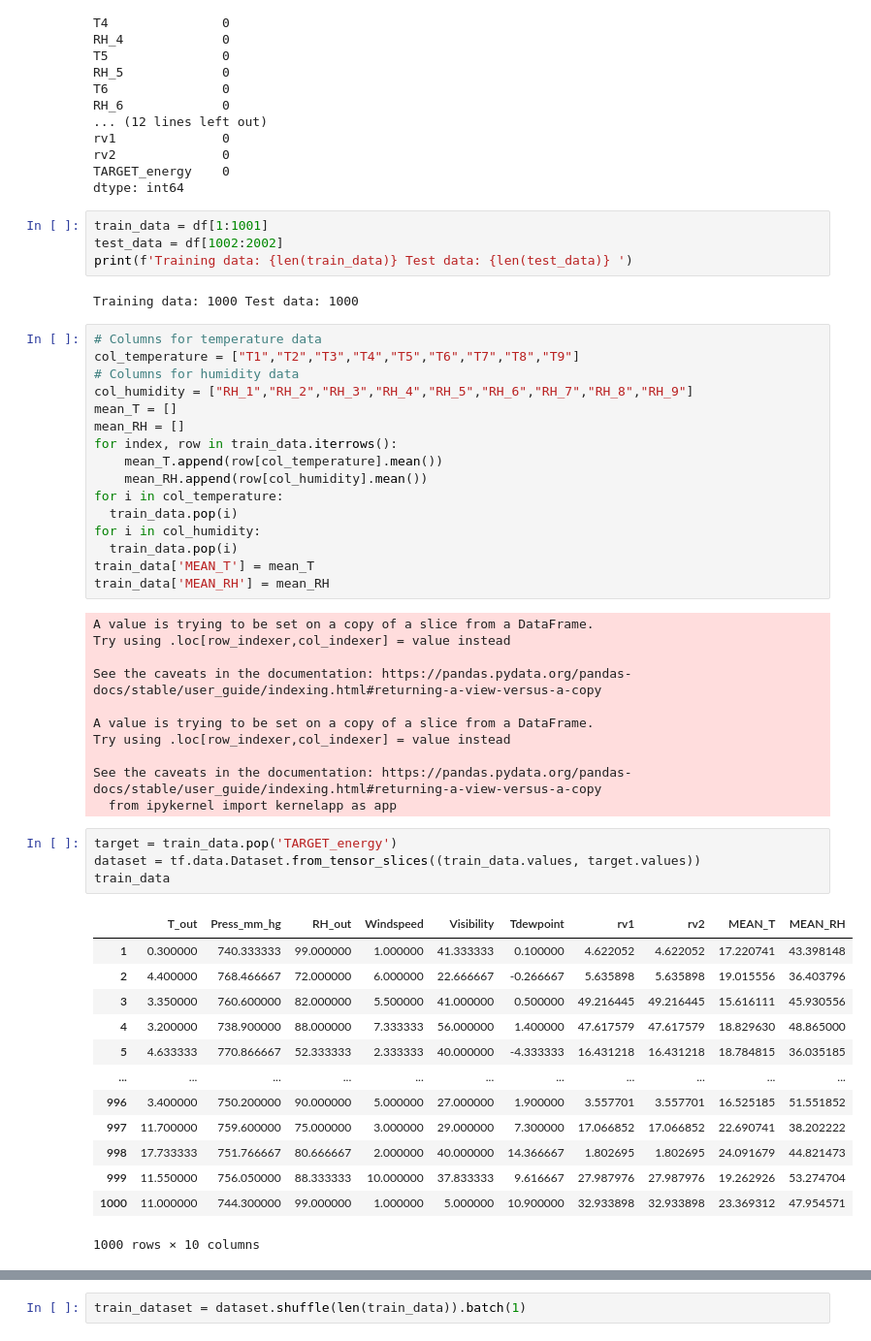
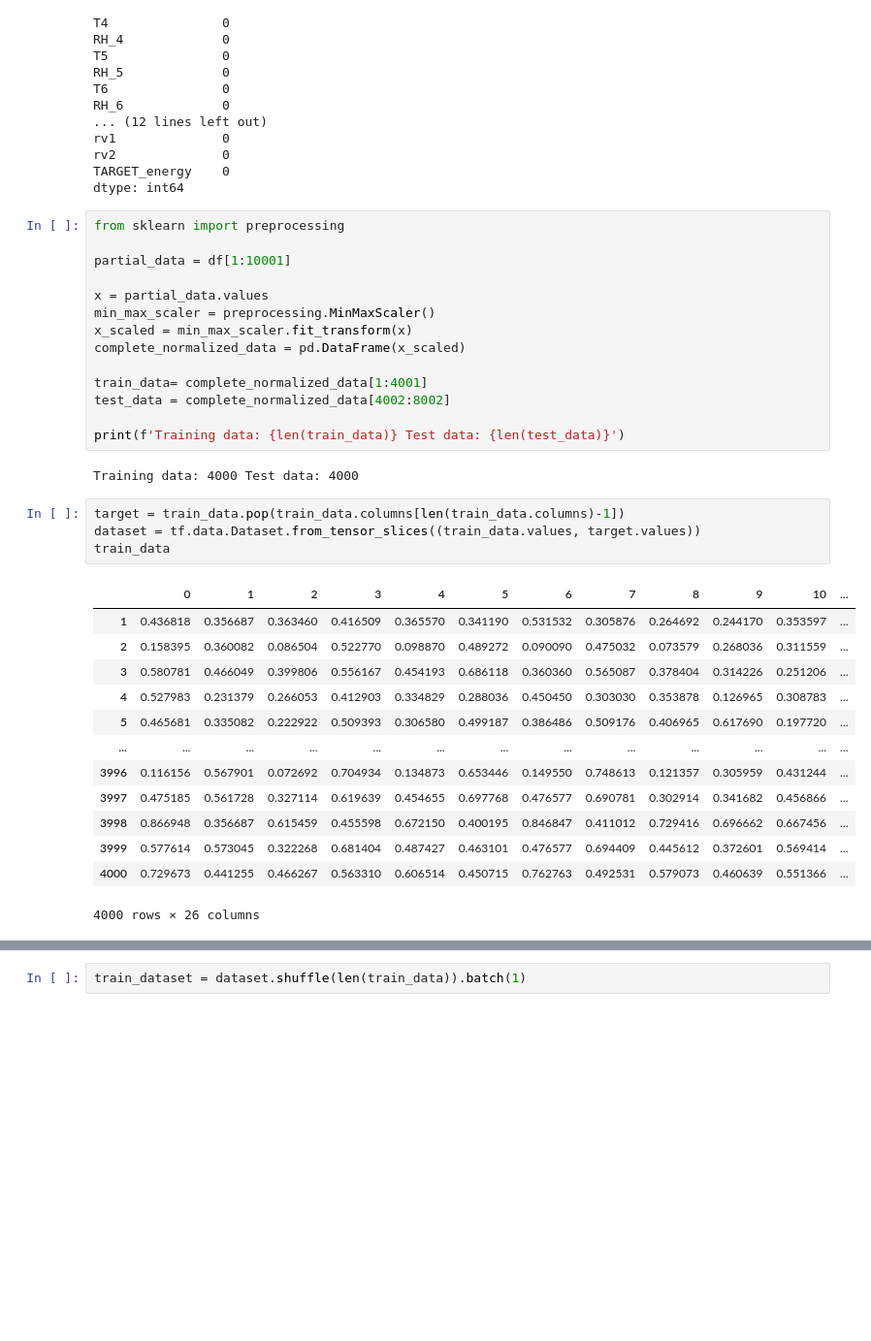
Before and after one commit to nchand/predict-energy-use, a Jupyter notebook: ep_nn.ipynb, the cells around one changed output, grey strips where cells are left out. Shown: that part at 97% size. Drawn from its saved outputs; the diff is of its cells as text; blank space fills up the shorter version.

```diff
--- a/ep_nn.ipynb
+++ b/ep_nn.ipynb
@@ -59,57 +56,40 @@ rv1              0
 rv2              0
 TARGET_energy    0
 dtype: int64
-# %%
-train_data = df[1:1001]
-test_data = df[1002:2002]
-print(f'Training data: {len(train_data)} Test data: {len(test_data)} ')
-# %% [output]
-Training data: 1000 Test data: 1000
-# %%
-# Columns for temperature data
-col_temperature = ["T1","T2","T3","T4","T5","T6","T7","T8","T9"]
-# Columns for humidity data
-col_humidity = ["RH_1","RH_2","RH_3","RH_4","RH_5","RH_6","RH_7","RH_8","RH_9"]
-mean_T = []
-mean_RH = []
-for index, row in train_data.iterrows():
-    mean_T.append(row[col_temperature].mean())
-    mean_RH.append(row[col_humidity].mean())
-for i in col_temperature:
-  train_data.pop(i)
-for i in col_humidity:
-  train_data.pop(i)
-train_data['MEAN_T'] = mean_T
-train_data['MEAN_RH'] = mean_RH
-# %% [output]
-A value is trying to be set on a copy of a slice from a DataFrame.
-Try using .loc[row_indexer,col_indexer] = value instead
-
-See the caveats in the documentation: https://pandas.pydata.org/pandas-docs/stable/user_guide/indexing.html#returning-a-view-versus-a-copy
-
-A value is trying to be set on a copy of a slice from a DataFrame.
-Try using .loc[row_indexer,col_indexer] = value instead
-
-See the caveats in the documentation: https://pandas.pydata.org/pandas-docs/stable/user_guide/indexing.html#returning-a-view-versus-a-copy
-  from ipykernel import kernelapp as app
+# %%
+from sklearn import preprocessing
+
+partial_data = df[1:10001]
+
+x = partial_data.values
+min_max_scaler = preprocessing.MinMaxScaler()
+x_scaled = min_max_scaler.fit_transform(x)
+complete_normalized_data = pd.DataFrame(x_scaled)
+
+train_data= complete_normalized_data[1:4001]
+test_data = complete_normalized_data[4002:8002]
+
+print(f'Training data: {len(train_data)} Test data: {len(test_data)}')
+# %% [output]
+Training data: 4000 Test data: 4000
 # %%
-target = train_data.pop('TARGET_energy')
+target = train_data.pop(train_data.columns[len(train_data.columns)-1])
 dataset = tf.data.Dataset.from_tensor_slices((train_data.values, target.values))
 train_data
 # %% [output]
-|  | T_out | Press_mm_hg | RH_out | Windspeed | Visibility | Tdewpoint | rv1 | rv2 | MEAN_T | MEAN_RH |
-| 1 | 0.300000 | 740.333333 | 99.000000 | 1.000000 | 41.333333 | 0.100000 | 4.622052 | 4.622052 | 17.220741 | 43.398148 |
-| 2 | 4.400000 | 768.466667 | 72.000000 | 6.000000 | 22.666667 | -0.266667 | 5.635898 | 5.635898 | 19.015556 | 36.403796 |
-| 3 | 3.350000 | 760.600000 | 82.000000 | 5.500000 | 41.000000 | 0.500000 | 49.216445 | 49.216445 | 15.616111 | 45.930556 |
-| 4 | 3.200000 | 738.900000 | 88.000000 | 7.333333 | 56.000000 | 1.400000 | 47.617579 | 47.617579 | 18.829630 | 48.865000 |
-| 5 | 4.633333 | 770.866667 | 52.333333 | 2.333333 | 40.000000 | -4.333333 | 16.431218 | 16.431218 | 18.784815 | 36.035185 |
-| ... | ... | ... | ... | ... | ... | ... | ... | ... | ... | ... |
-| 996 | 3.400000 | 750.200000 | 90.000000 | 5.000000 | 27.000000 | 1.900000 | 3.557701 | 3.557701 | 16.525185 | 51.551852 |
-| 997 | 11.700000 | 759.600000 | 75.000000 | 3.000000 | 29.000000 | 7.300000 | 17.066852 | 17.066852 | 22.690741 | 38.202222 |
-| 998 | 17.733333 | 751.766667 | 80.666667 | 2.000000 | 40.000000 | 14.366667 | 1.802695 | 1.802695 | 24.091679 | 44.821473 |
-| 999 | 11.550000 | 756.050000 | 88.333333 | 10.000000 | 37.833333 | 9.616667 | 27.987976 | 27.987976 | 19.262926 | 53.274704 |
-| 1000 | 11.000000 | 744.300000 | 99.000000 | 1.000000 | 5.000000 | 10.900000 | 32.933898 | 32.933898 | 23.369312 | 47.954571 |
+|  | 0 | 1 | 2 | 3 | 4 | 5 | 6 | 7 | 8 | 9 | 10 | ... |
+| 1 | 0.436818 | 0.356687 | 0.363460 | 0.416509 | 0.365570 | 0.341190 | 0.531532 | 0.305876 | 0.264692 | 0.244170 | 0.353597 | ... |
+| 2 | 0.158395 | 0.360082 | 0.086504 | 0.522770 | 0.098870 | 0.489272 | 0.090090 | 0.475032 | 0.073579 | 0.268036 | 0.311559 | ... |
+| 3 | 0.580781 | 0.466049 | 0.399806 | 0.556167 | 0.454193 | 0.686118 | 0.360360 | 0.565087 | 0.378404 | 0.314226 | 0.251206 | ... |
+| 4 | 0.527983 | 0.231379 | 0.266053 | 0.412903 | 0.334829 | 0.288036 | 0.450450 | 0.303030 | 0.353878 | 0.126965 | 0.308783 | ... |
+| 5 | 0.465681 | 0.335082 | 0.222922 | 0.509393 | 0.306580 | 0.499187 | 0.386486 | 0.509176 | 0.406965 | 0.617690 | 0.197720 | ... |
+| ... | ... | ... | ... | ... | ... | ... | ... | ... | ... | ... | ... | ... |
+| 3996 | 0.116156 | 0.567901 | 0.072692 | 0.704934 | 0.134873 | 0.653446 | 0.149550 | 0.748613 | 0.121357 | 0.305959 | 0.431244 | ... |
+| 3997 | 0.475185 | 0.561728 | 0.327114 | 0.619639 | 0.454655 | 0.697768 | 0.476577 | 0.690781 | 0.302914 | 0.341682 | 0.456866 | ... |
+| 3998 | 0.866948 | 0.356687 | 0.615459 | 0.455598 | 0.672150 | 0.400195 | 0.846847 | 0.411012 | 0.729416 | 0.696662 | 0.667456 | ... |
+| 3999 | 0.577614 | 0.573045 | 0.322268 | 0.681404 | 0.487427 | 0.463101 | 0.476577 | 0.694409 | 0.445612 | 0.372601 | 0.569414 | ... |
+| 4000 | 0.729673 | 0.441255 | 0.466267 | 0.563310 | 0.606514 | 0.450715 | 0.762763 | 0.492531 | 0.579073 | 0.460639 | 0.551366 | ... |
-1000 rows × 10 columns
+4000 rows × 26 columns
 # %%
 for f, t in dataset.take(5):
   print ('Features: {}, Target: {}'.format(f, t))
```
Also changed, not shown: parts of 6 cells of this notebook.
